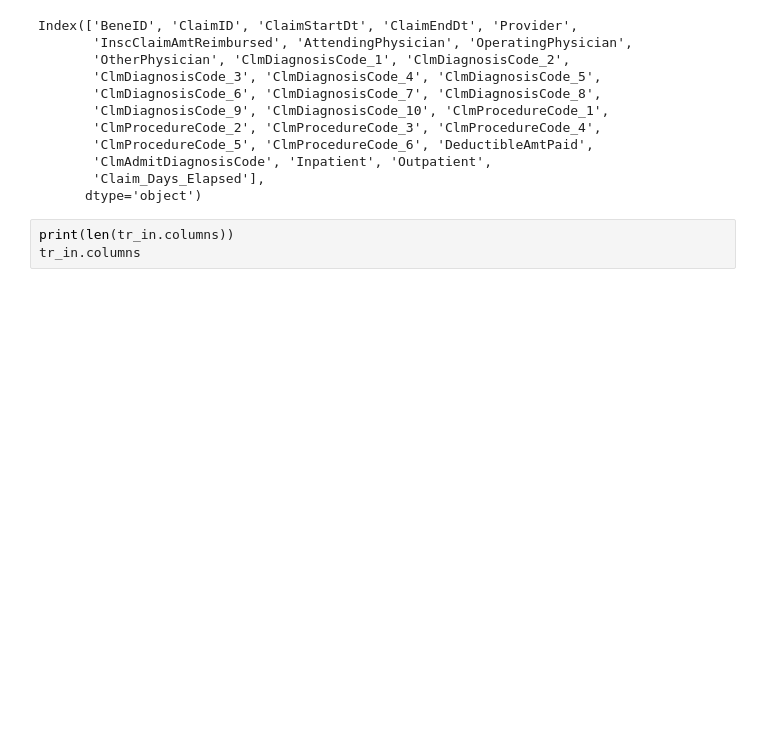
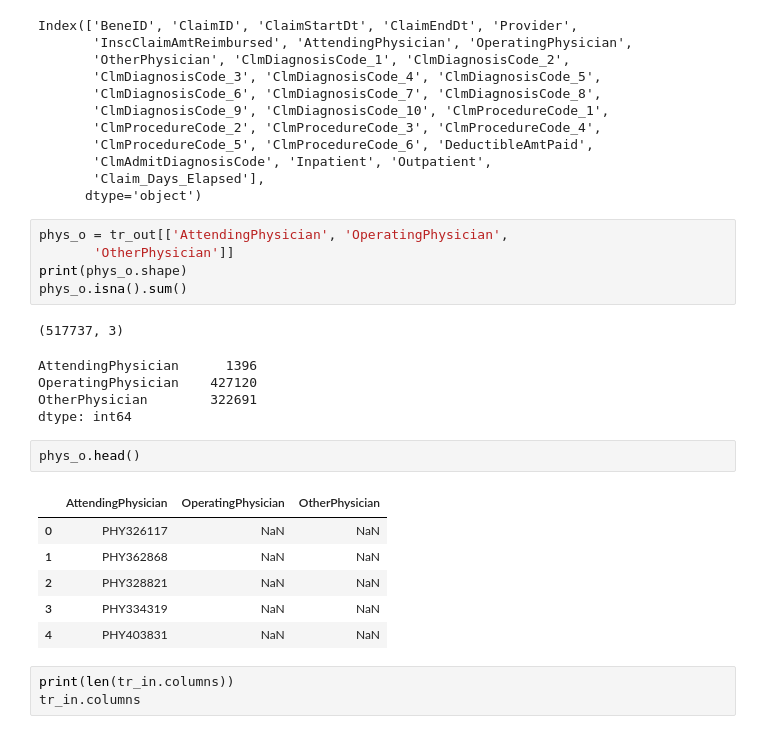
Before and after one commit to whohuhwhat/HC_Prov_Fraud, a Jupyter notebook: Inpt Outpt.ipynb, the cells around one changed output. Cells and saved outputs as stored; diff of their text form; blank space fills up the shorter version.

```diff
--- a/Inpt Outpt.ipynb
+++ b/Inpt Outpt.ipynb
@@ -468,6 +502,26 @@ Index(['BeneID', 'ClaimID', 'ClaimStartDt', 'ClaimEndDt', 'Provider',
        'ClmAdmitDiagnosisCode', 'Inpatient', 'Outpatient',
        'Claim_Days_Elapsed'],
       dtype='object')
+# %%
+phys_o = tr_out[['AttendingPhysician', 'OperatingPhysician',
+       'OtherPhysician']]
+print(phys_o.shape)
+phys_o.isna().sum()
+# %% [output]
+(517737, 3)
+AttendingPhysician      1396
+OperatingPhysician    427120
+OtherPhysician        322691
+dtype: int64
+# %%
+phys_o.head()
+# %% [output]
+|  | AttendingPhysician | OperatingPhysician | OtherPhysician |
+| 0 | PHY326117 | NaN | NaN |
+| 1 | PHY362868 | NaN | NaN |
+| 2 | PHY328821 | NaN | NaN |
+| 3 | PHY334319 | NaN | NaN |
+| 4 | PHY403831 | NaN | NaN |
 # %%
 print(len(tr_in.columns))
 tr_in.columns
```
Also changed, not shown: parts of 8 cells of this notebook.
